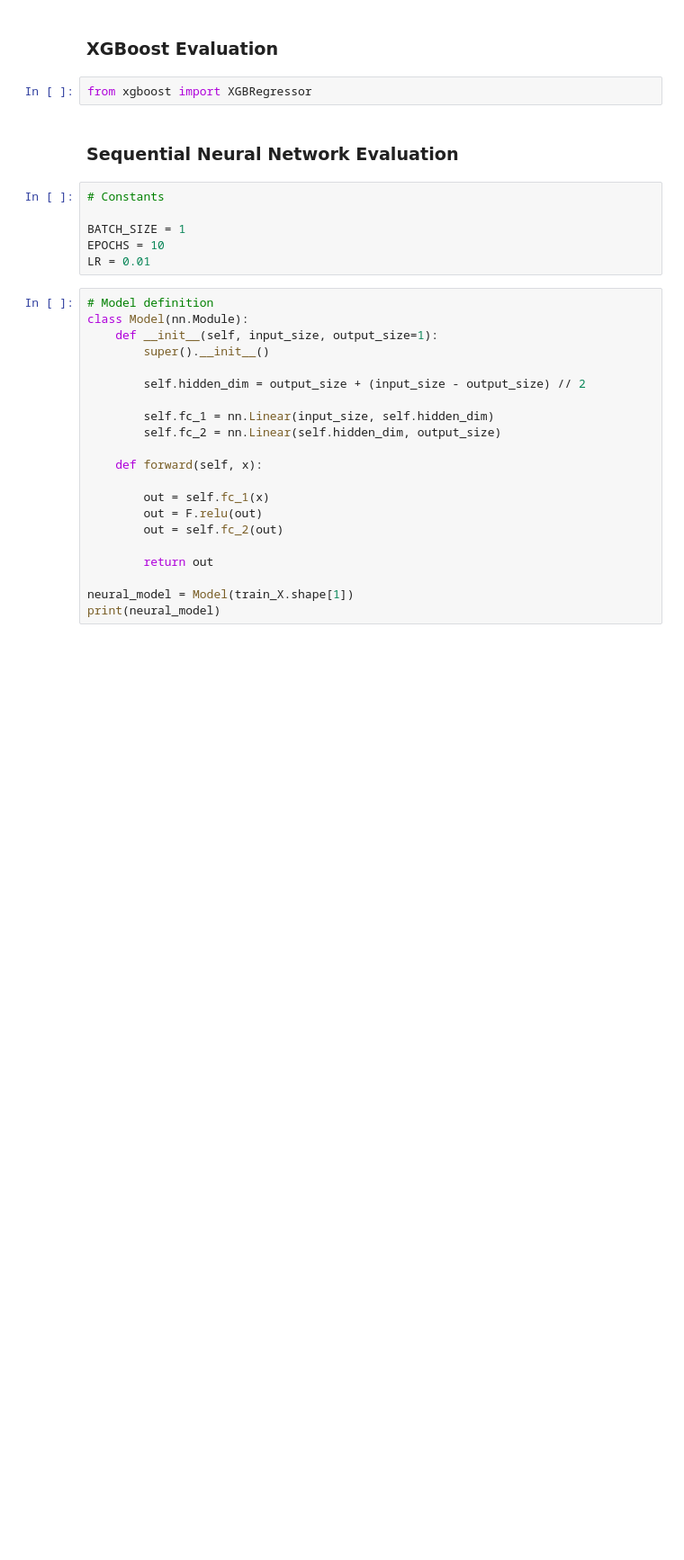
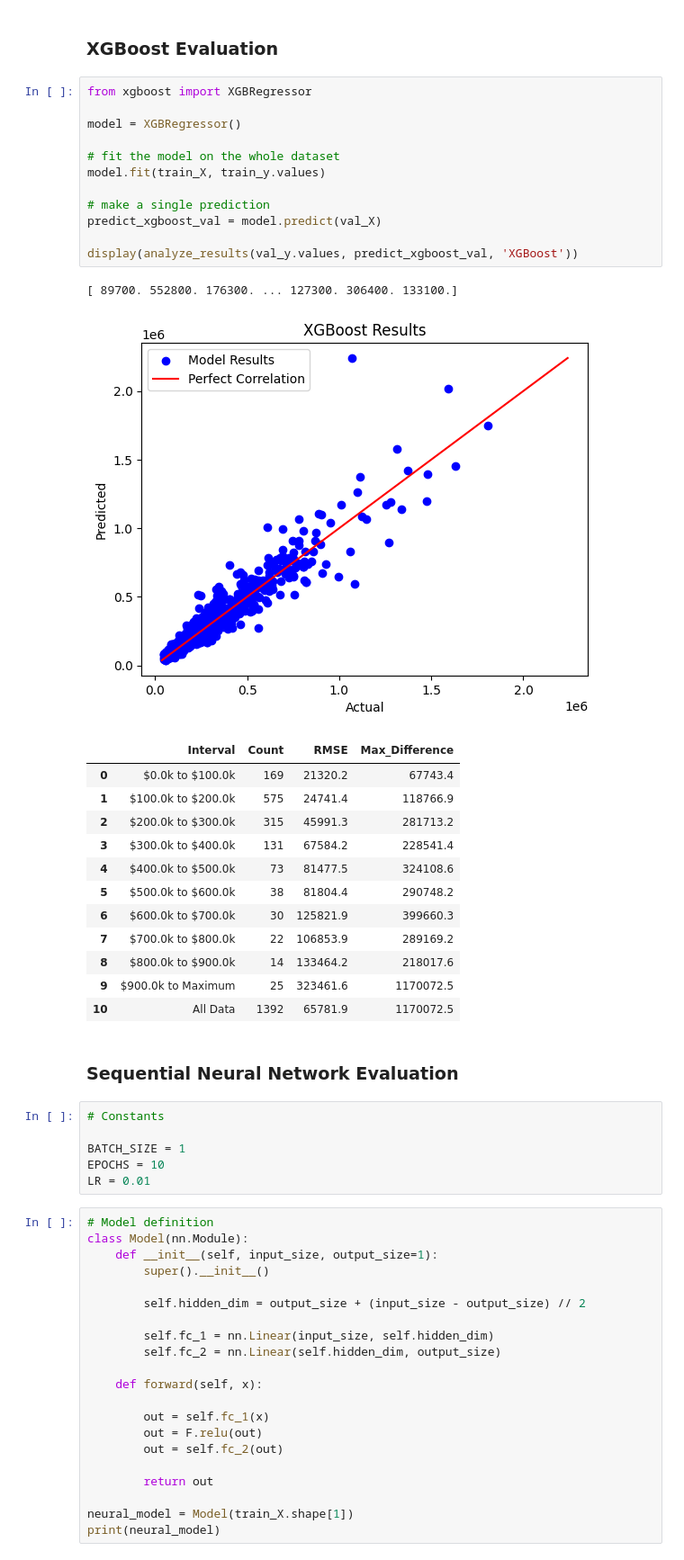
Before and after one commit to kdevoe/aai-500-final-group-4, a Jupyter notebook: StatsFinalProject.ipynb, the cells around one changed output. Shown: that part at 90% size. Drawn from its saved outputs; the diff is of its cells as text; blank space fills up the shorter version.

```diff
--- a/StatsFinalProject.ipynb
+++ b/StatsFinalProject.ipynb
@@ -409,6 +419,31 @@ difference for validation results (Gamma - Gaussian): $1909443.4856872465
 ### XGBoost Evaluation
 # %%
 from xgboost import XGBRegressor
+
+model = XGBRegressor()
+
+# fit the model on the whole dataset
+model.fit(train_X, train_y.values)
+
+# make a single prediction
+predict_xgboost_val = model.predict(val_X)
+
+display(analyze_results(val_y.values, predict_xgboost_val, 'XGBoost'))
+# %% [output]
+[ 89700. 552800. 176300. ... 127300. 306400. 133100.]
+[figure, added]
+|  | Interval | Count | RMSE | Max_Difference |
+| 0 | $0.0k to $100.0k | 169 | 21320.2 | 67743.4 |
+| 1 | $100.0k to $200.0k | 575 | 24741.4 | 118766.9 |
+| 2 | $200.0k to $300.0k | 315 | 45991.3 | 281713.2 |
+| 3 | $300.0k to $400.0k | 131 | 67584.2 | 228541.4 |
+| 4 | $400.0k to $500.0k | 73 | 81477.5 | 324108.6 |
+| 5 | $500.0k to $600.0k | 38 | 81804.4 | 290748.2 |
+| 6 | $600.0k to $700.0k | 30 | 125821.9 | 399660.3 |
+| 7 | $700.0k to $800.0k | 22 | 106853.9 | 289169.2 |
+| 8 | $800.0k to $900.0k | 14 | 133464.2 | 218017.6 |
+| 9 | $900.0k to Maximum | 25 | 323461.6 | 1170072.5 |
+| 10 | All Data | 1392 | 65781.9 | 1170072.5 |
 # %% [markdown]
 ### Sequential Neural Network Evaluation
 # %%
```
Also changed, not shown: parts of 9 cells of this notebook.
